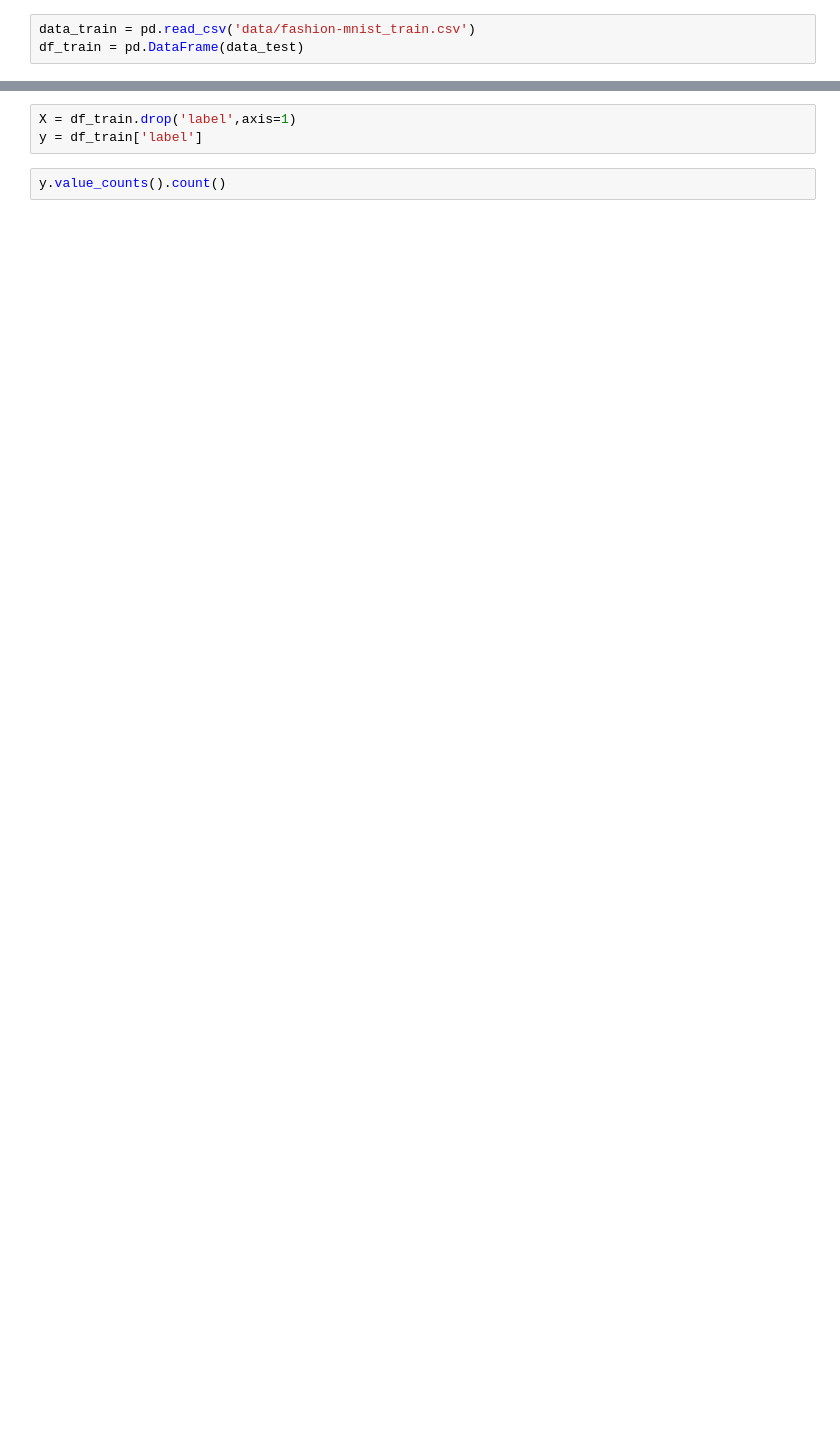
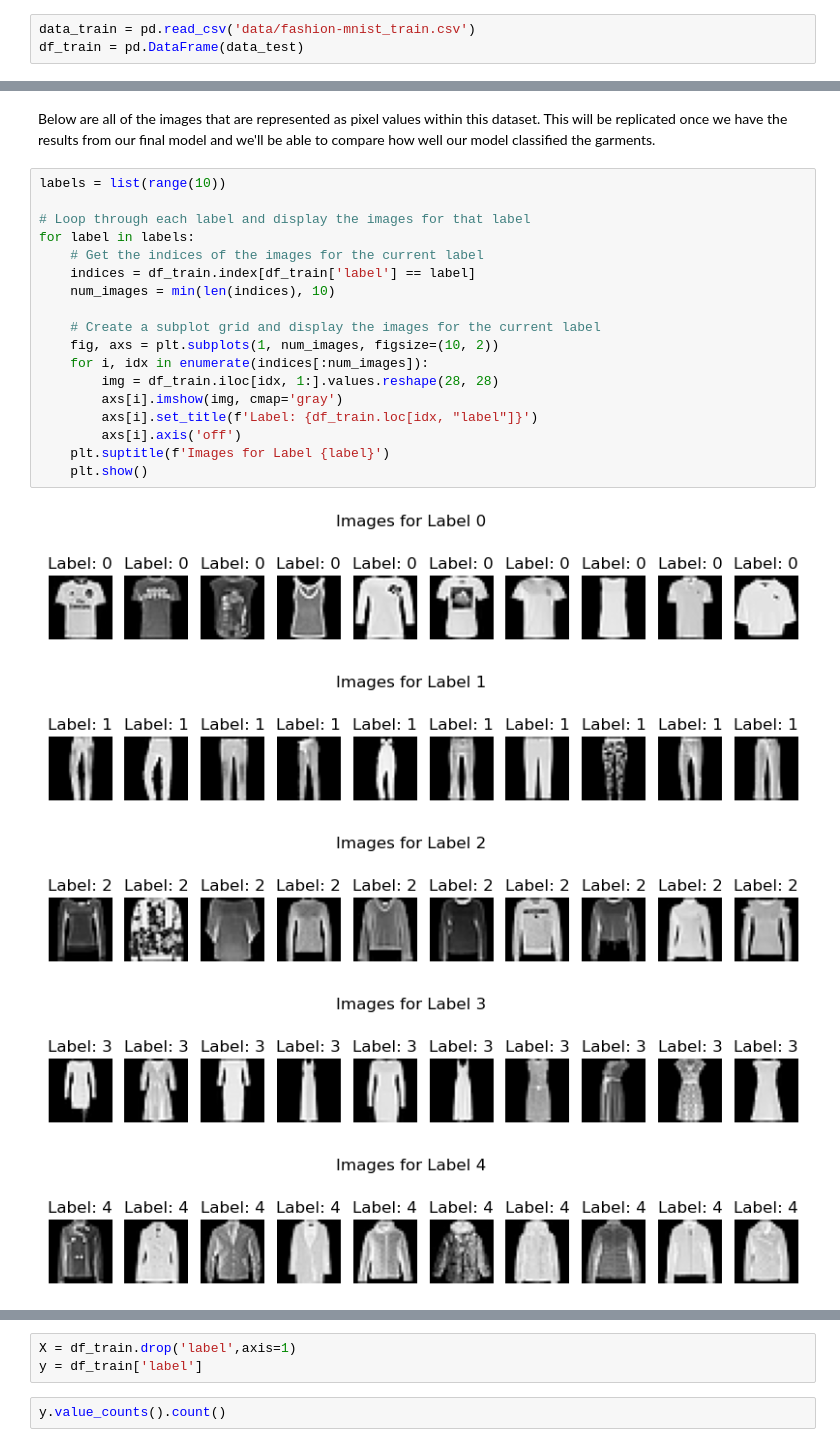
Before and after one commit to smileshey/MNIST---CNN, a Jupyter notebook: Analysis.ipynb, the cells around one changed output, grey strips where cells are left out. Cells and saved outputs as stored; diff of their text form; blank space fills up the shorter version.

```diff
--- a/Analysis.ipynb
+++ b/Analysis.ipynb
@@ -28,0 +52,26 @@ df_train = pd.DataFrame(data_test)
+# %% [markdown]
+Below are all of the images that are represented as pixel values within this dataset. This will be replicated once we have the results from our final model and we'll be able to compare how well our model classified the garments.
+# %%
+labels = list(range(10))
+
+# Loop through each label and display the images for that label
+for label in labels:
+    # Get the indices of the images for the current label
+    indices = df_train.index[df_train['label'] == label]
+    num_images = min(len(indices), 10)
+
+    # Create a subplot grid and display the images for the current label
+    fig, axs = plt.subplots(1, num_images, figsize=(10, 2))
+    for i, idx in enumerate(indices[:num_images]):
+        img = df_train.iloc[idx, 1:].values.reshape(28, 28)
+        axs[i].imshow(img, cmap='gray')
+        axs[i].set_title(f'Label: {df_train.loc[idx, "label"]}')
+        axs[i].axis('off')
+    plt.suptitle(f'Images for Label {label}')
+    plt.show()
+# %% [output]
+[figure, added]
+[figure, added]
+[figure, added]
+[figure, added]
+[figure, added]
```
Also changed, not shown: parts of 41 cells of this notebook, 2 other files.
